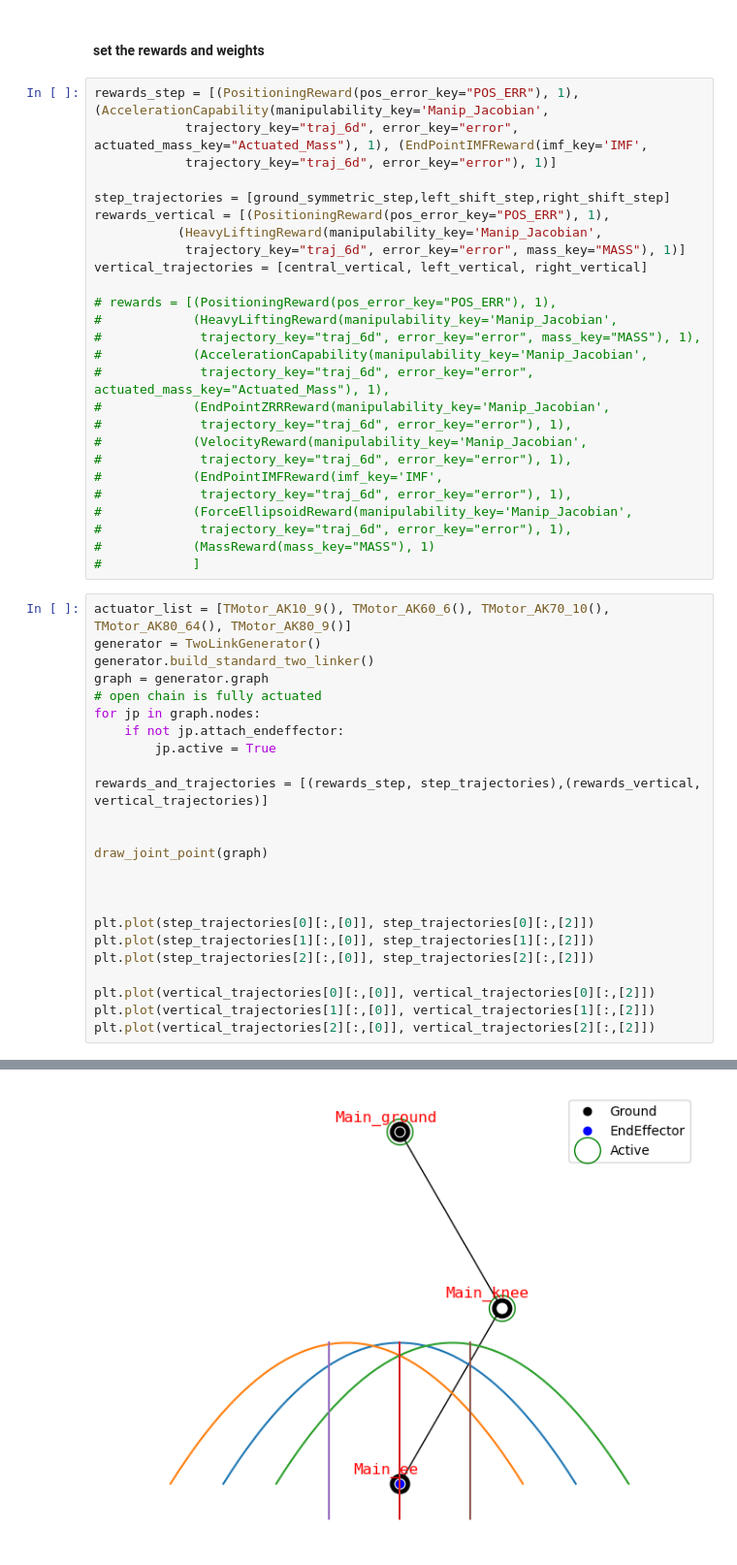
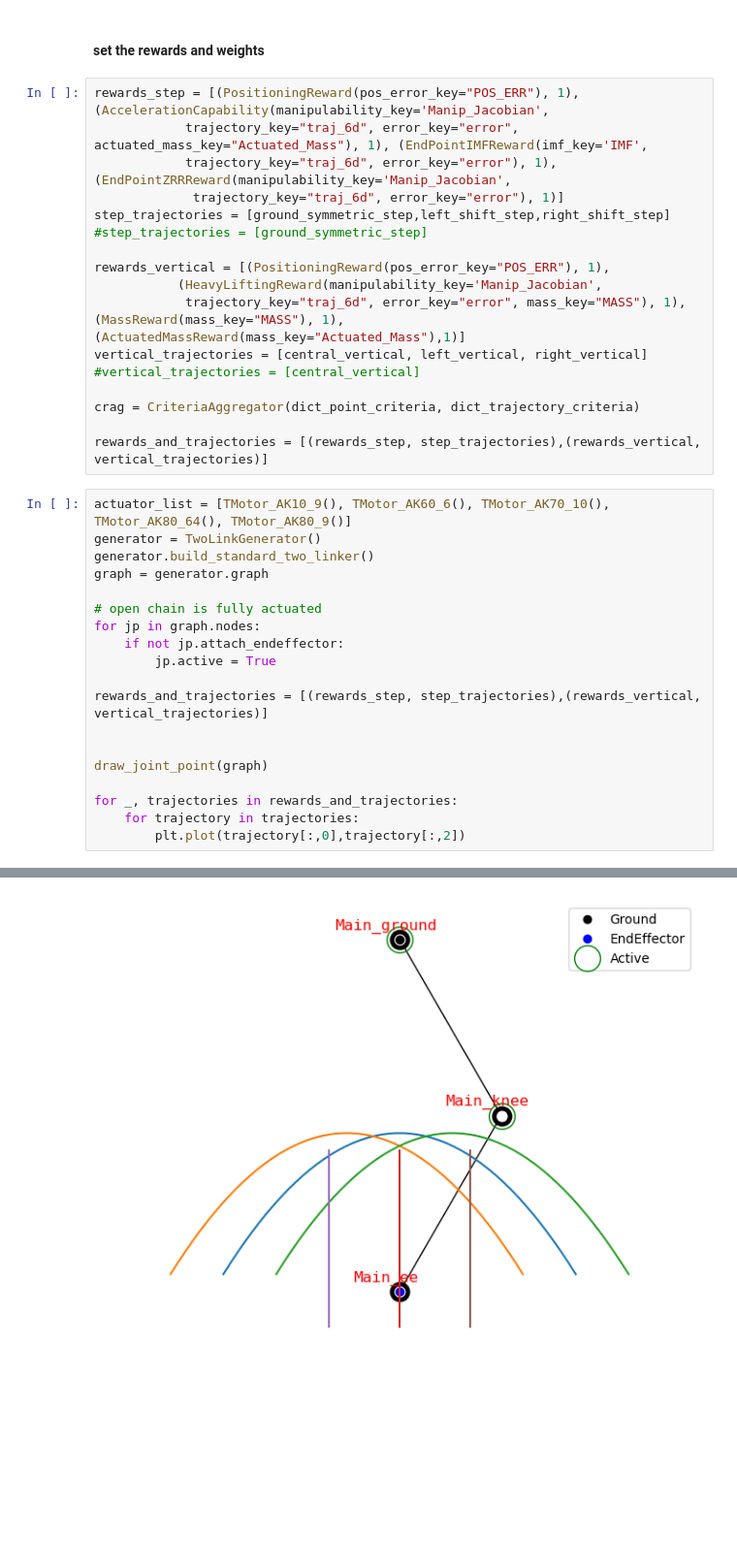
Before and after one commit to LicAiBeerLab/auto-robotics-design, a Jupyter notebook: apps/optimize/main_branch_rewards.ipynb, the cells around one changed output, grey strips where cells are left out. Shown at 97% size. Drawn from its saved outputs; the diff is of its cells as text; blank space fills up the shorter version.

Commit message:
update for main branch reward calculations

```diff
--- a/apps/optimize/main_branch_rewards.ipynb
+++ b/apps/optimize/main_branch_rewards.ipynb
@@ -54,34 +55,26 @@ crag = CriteriaAggregator(dict_point_criteria, dict_trajectory_criteria)
 # %%
 rewards_step = [(PositioningReward(pos_error_key="POS_ERR"), 1), (AccelerationCapability(manipulability_key='Manip_Jacobian',
             trajectory_key="traj_6d", error_key="error", actuated_mass_key="Actuated_Mass"), 1), (EndPointIMFReward(imf_key='IMF',
-            trajectory_key="traj_6d", error_key="error"), 1)]
+            trajectory_key="traj_6d", error_key="error"), 1), (EndPointZRRReward(manipulability_key='Manip_Jacobian',
+             trajectory_key="traj_6d", error_key="error"), 1)]
+step_trajectories = [ground_symmetric_step,left_shift_step,right_shift_step]
+#step_trajectories = [ground_symmetric_step]
 
-step_trajectories = [ground_symmetric_step,left_shift_step,right_shift_step]
 rewards_vertical = [(PositioningReward(pos_error_key="POS_ERR"), 1),
            (HeavyLiftingReward(manipulability_key='Manip_Jacobian',
-            trajectory_key="traj_6d", error_key="error", mass_key="MASS"), 1)]
+            trajectory_key="traj_6d", error_key="error", mass_key="MASS"), 1), (MassReward(mass_key="MASS"), 1), (ActuatedMassReward(mass_key="Actuated_Mass"),1)]
 vertical_trajectories = [central_vertical, left_vertical, right_vertical]
+#vertical_trajectories = [central_vertical]
 
-# rewards = [(PositioningReward(pos_error_key="POS_ERR"), 1),
-#            (HeavyLiftingReward(manipulability_key='Manip_Jacobian',
-#             trajectory_key="traj_6d", error_key="error", mass_key="MASS"), 1),
-#            (AccelerationCapability(manipulability_key='Manip_Jacobian',
-#             trajectory_key="traj_6d", error_key="error", actuated_mass_key="Actuated_Mass"), 1),
-#            (EndPointZRRReward(manipulability_key='Manip_Jacobian',
-#             trajectory_key="traj_6d", error_key="error"), 1),
-#            (VelocityReward(manipulability_key='Manip_Jacobian',
-#             trajectory_key="traj_6d", error_key="error"), 1),
-#            (EndPointIMFReward(imf_key='IMF',
-#             trajectory_key="traj_6d", error_key="error"), 1),
-#            (ForceEllipsoidReward(manipulability_key='Manip_Jacobian',
-#             trajectory_key="traj_6d", error_key="error"), 1),
-#            (MassReward(mass_key="MASS"), 1)
-#            ]
+crag = CriteriaAggregator(dict_point_criteria, dict_trajectory_criteria)
+
+rewards_and_trajectories = [(rewards_step, step_trajectories),(rewards_vertical, vertical_trajectories)]
 # %%
 actuator_list = [TMotor_AK10_9(), TMotor_AK60_6(), TMotor_AK70_10(), TMotor_AK80_64(), TMotor_AK80_9()]
 generator = TwoLinkGenerator()
 generator.build_standard_two_linker()
 graph = generator.graph
+
 # open chain is fully actuated
 for jp in graph.nodes:
     if not jp.attach_endeffector:
@@ -92,13 +85,7 @@ rewards_and_trajectories = [(rewards_step, step_trajectories),(rewards_vertical,
 
 draw_joint_point(graph)
 
-
-
-plt.plot(step_trajectories[0][:,[0]], step_trajectories[0][:,[2]])
-plt.plot(step_trajectories[1][:,[0]], step_trajectories[1][:,[2]])
-plt.plot(step_trajectories[2][:,[0]], step_trajectories[2][:,[2]])
-
-plt.plot(vertical_trajectories[0][:,[0]], vertical_trajectories[0][:,[2]])
-plt.plot(vertical_trajectories[1][:,[0]], vertical_trajectories[1][:,[2]])
-plt.plot(vertical_trajectories[2][:,[0]], vertical_trajectories[2][:,[2]])
+for _, trajectories in rewards_and_trajectories:
+    for trajectory in trajectories:
+        plt.plot(trajectory[:,0],trajectory[:,2])
 # %% [output]
@@ -106 +92 @@ plt.plot(vertical_trajectories[2][:,[0]], vertical_trajectories[2][:,[2]])
-[figure, old version]
+[figure, new version]
```
Also changed, not shown: parts of 8 cells of this notebook, 5 other files.
